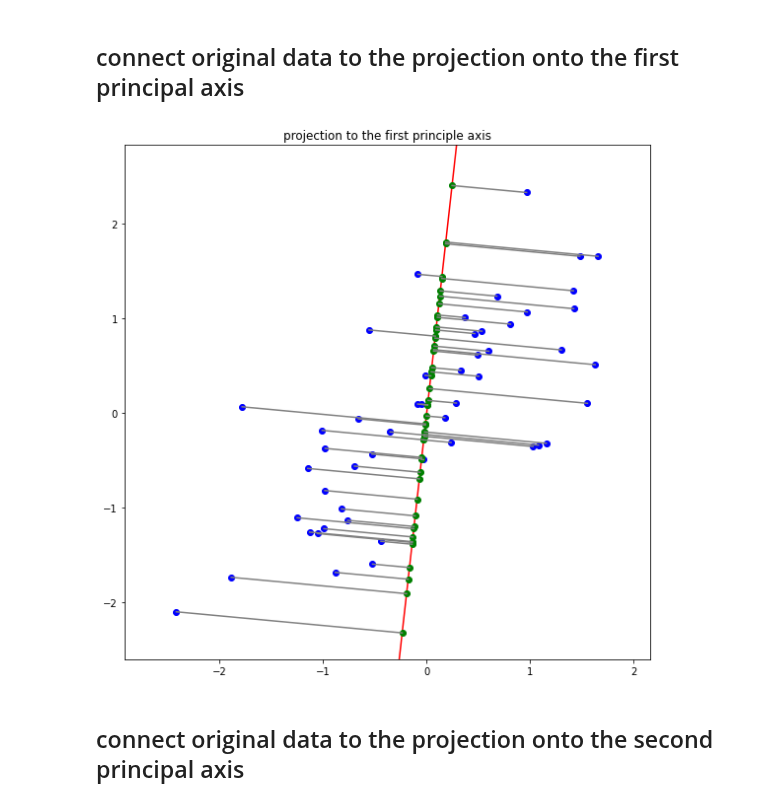
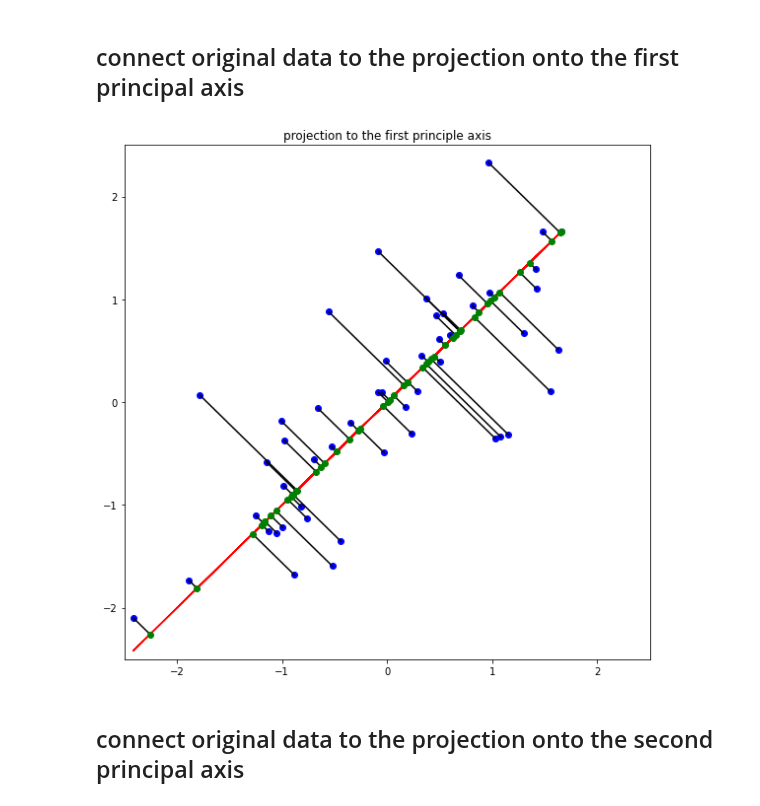
Before and after one commit to heji0826/assignment-machine-learning, a Jupyter notebook: 12/assignment_12.ipynb, the cells around one changed output. Saved outputs shown, nothing was run; the diff lists cells and outputs as text; code cells hidden in the pictures.

```diff
--- a/12/assignment_12.ipynb
+++ b/12/assignment_12.ipynb
@@ -197,17 +215,31 @@ plt.show()
 # %% [markdown]
 ## connect original data to the projection onto the first principal axis
-# %%
-plt.figure(figsize=(8,8))
-plt.title('projection to the first principle axis')
-# ===================================================
-# fill up the blank
-#
-#
-# ===================================================
-plt.tight_layout()
-plt.show()
-# %% [output]
-[figure, removed]
+# %%
+def plot_firstcon(feature):
+    x, y = normalize(feature)
+    X = compute_covariance(feature)
+    eigen_1S, eigen_1U = compute_eigen(X)[1][:,0]
+
+    plt.figure(figsize=(8,8))
+    plt.title('projection to the first principle axis')
+    plt.plot(x, y, 'o', color = 'blue')
+    plt.xlim(-2.5,2.5)
+    plt.ylim(-2.5,2.5)
+    z = eigen_1U / eigen_1S
+    yy = z*x
+    plt.plot(x, yy, '-', color='red')
+
+    r = compute_projection_onto_line(eigen_1S, eigen_1U)
+    plt.plot(r[:,0], r[:,1], 'o', color='green', zorder=10)
+
+    for i in range(0, number_data):
+        plt.plot([feature[i][0], r[i][0]], [feature[i][1],r[i][1]], '-', color='black')
+
+    plt.tight_layout()
+    plt.show()
+plot_firstcon(feature)
+# %% [output]
+[figure, added]
 # %% [markdown]
 ## connect original data to the projection onto the second principal axis
 # %%
```
Also changed, not shown: parts of 7 cells of this notebook.
